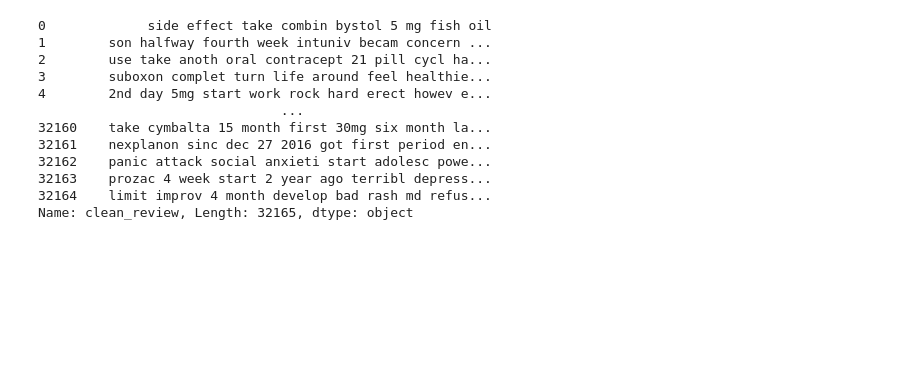
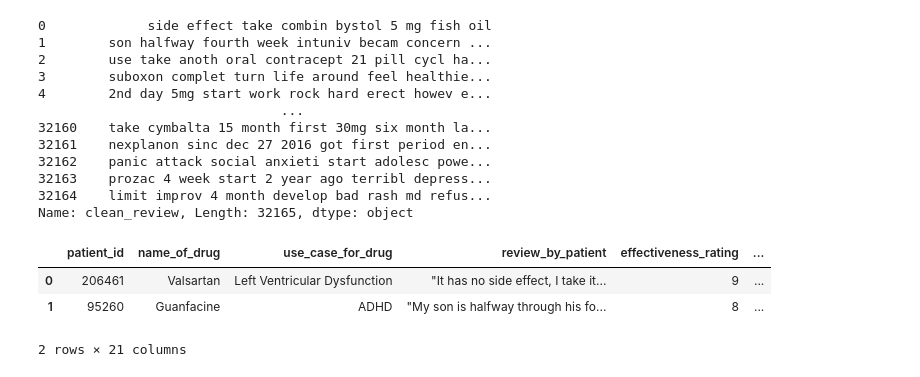
Before and after one commit to AdityaPatidaroo7/Aditya-, a Jupyter notebook: Neurance_ai_problem.ipynb, the cells around one changed output. Cells and saved outputs as stored; diff of their text form; code cells hidden in the pictures; blank space fills up the shorter version.

```diff
--- a/Neurance_ai_problem.ipynb
+++ b/Neurance_ai_problem.ipynb
@@ -320,0 +363,7 @@ Name: clean_review, Length: 32165, dtype: object
+# %%
+df.head(2)
+# %% [output]
+|  | patient_id | name_of_drug | use_case_for_drug | review_by_patient | effectiveness_rating | ... |
+| 0 | 206461 | Valsartan | Left Ventricular Dysfunction | "It has no side effect, I take it... | 9 | ... |
+| 1 | 95260 | Guanfacine | ADHD | "My son is halfway through his fo... | 8 | ... |
+2 rows × 21 columns
```
Also changed, not shown: parts of 14 cells of this notebook.
